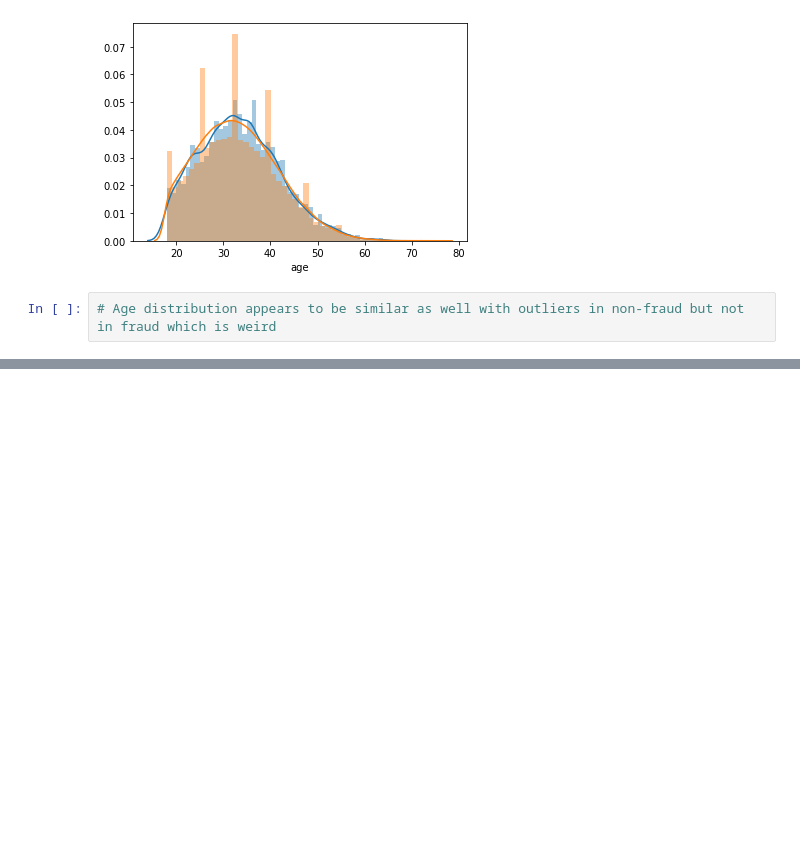
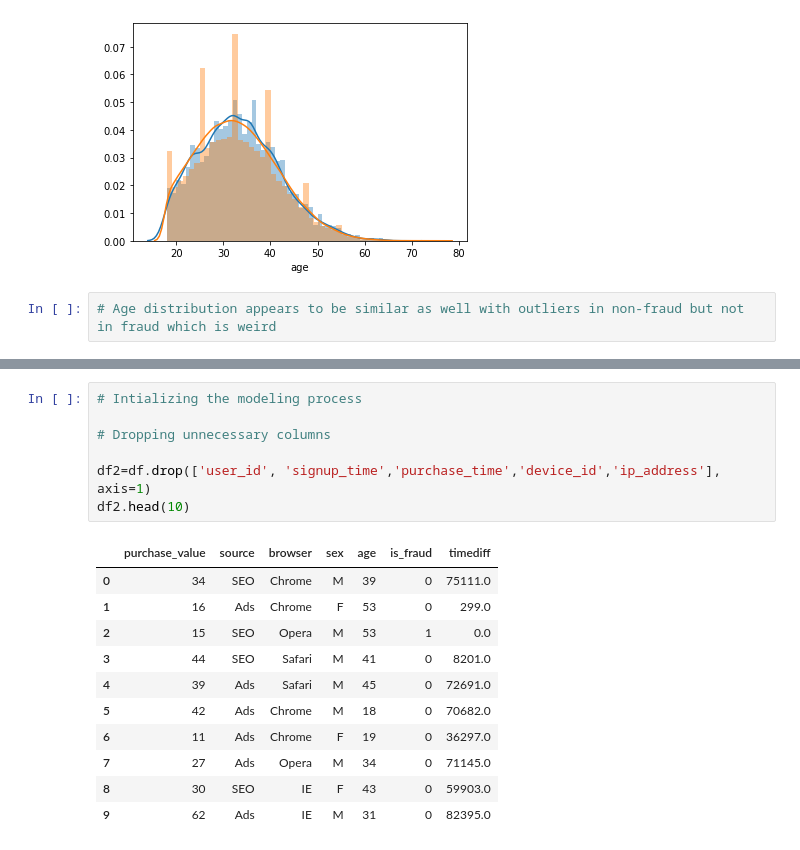
Before and after one commit to saxenaprerit/Fraudulent_transactions_detection, a Jupyter notebook: Fraudulent_Transactions.ipynb, the cells around one changed output, grey strips where cells are left out. Saved outputs shown, nothing was run; the diff lists cells and outputs as text; blank space fills up the shorter version.

```diff
--- a/Fraudulent_Transactions.ipynb
+++ b/Fraudulent_Transactions.ipynb
@@ -137,0 +154,19 @@ sb.distplot(df[df['is_fraud']==0]['age'],bins=50)
+# %%
+# Intializing the modeling process
+
+# Dropping unnecessary columns
+
+df2=df.drop(['user_id', 'signup_time','purchase_time','device_id','ip_address'], axis=1)
+df2.head(10)
+# %% [output]
+|  | purchase_value | source | browser | sex | age | is_fraud | timediff |
+| 0 | 34 | SEO | Chrome | M | 39 | 0 | 75111.0 |
+| 1 | 16 | Ads | Chrome | F | 53 | 0 | 299.0 |
+| 2 | 15 | SEO | Opera | M | 53 | 1 | 0.0 |
+| 3 | 44 | SEO | Safari | M | 41 | 0 | 8201.0 |
+| 4 | 39 | Ads | Safari | M | 45 | 0 | 72691.0 |
+| 5 | 42 | Ads | Chrome | M | 18 | 0 | 70682.0 |
+| 6 | 11 | Ads | Chrome | F | 19 | 0 | 36297.0 |
+| 7 | 27 | Ads | Opera | M | 34 | 0 | 71145.0 |
+| 8 | 30 | SEO | IE | F | 43 | 0 | 59903.0 |
+| 9 | 62 | Ads | IE | M | 31 | 0 | 82395.0 |
```
Also changed, not shown: parts of 21 cells of this notebook.
